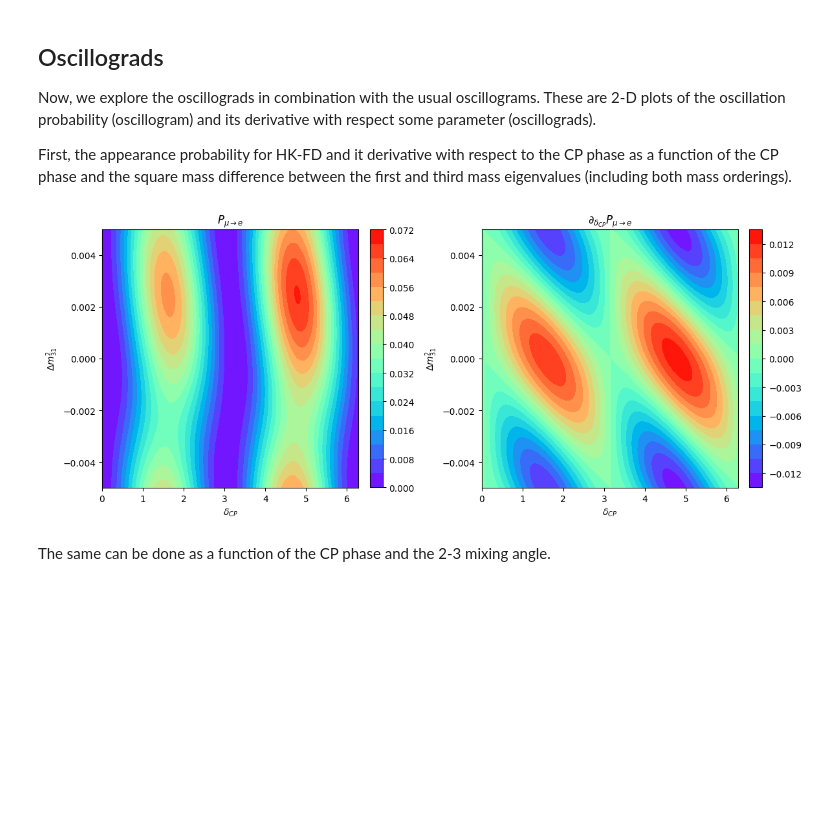
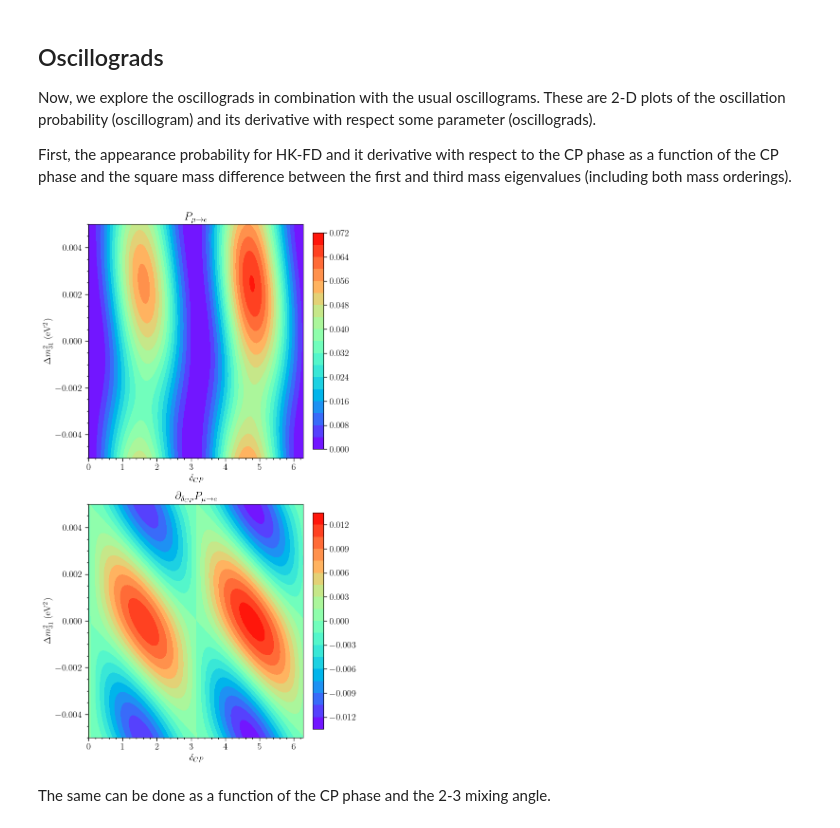
Before and after one commit to pabloferm/CHIC, a Jupyter notebook: examples/python/example.ipynb, the cells around one changed output. Cells and saved outputs as stored; diff of their text form; code cells hidden in the pictures; blank space fills up the shorter version.

```diff
--- a/examples/python/example.ipynb
+++ b/examples/python/example.ipynb
@@ -212,37 +323,37 @@ dch = pychic.CHICDIFF()
 
 # compute P(dcp, dm231)
 for i, delta in enumerate(dcp): #x
     dch.update_dcp(delta)                   # update CP phase
     for j, dm in enumerate(dm231): #y
         dch.update_dm231(dm)                 # update dm231
         Px = dch.compute_oscillations(Enu_peak, detectors["HK-FD"])
         dPx = dch.compute_oscillations_derivatives("dcp", Enu_peak, detectors["HK-FD"])
         P[i, j] = Px[0, 1]
         dP[i, j] = dPx[0, 1]
 
 del dch
 
-fig, axes = plt.subplots(1, 2, figsize=(12, 5))
+fig, axes = plt.subplots(2, 1, figsize=(7, 12))
 
 CP, DM = np.meshgrid(dcp, dm231)
 
 # P panel
 cs0 = axes[0].contourf(CP, DM, P, levels=levels, cmap='rainbow', extend='neither')
-axes[0].set_ylabel(r'$\Delta m^2_{31}$')
+axes[0].set_ylabel(r'$\Delta m^2_{31}$~(eV$^2$)')
 axes[0].set_xlabel(r'$\delta_{CP}$')
 axes[0].set_title(r'$P_{\mu\rightarrow e}$')
 cbar0 = fig.colorbar(cs0, ax=axes[0], fraction=0.046, pad=0.04)
 
 # dP panel
 cs1 = axes[1].contourf(CP, DM, dP, levels=levels, cmap='rainbow', extend='neither')
-axes[1].set_ylabel(r'$\Delta m^2_{31}$')
+axes[1].set_ylabel(r'$\Delta m^2_{31}$~(eV$^2$)')
 axes[1].set_xlabel(r'$\delta_{CP}$')
 axes[1].set_title(r'$\partial_{\delta_{CP}}P_{\mu\rightarrow e}$')
 cbar1 = fig.colorbar(cs1, ax=axes[1], fraction=0.046, pad=0.04)
 plt.tight_layout()
 plt.show()
 # %% [output]
-[figure, old version]
+[figure, new version]
 # %% [markdown]
 The same can be done as a function of the CP phase and the 2-3 mixing angle.
 # %%
```
Also changed, not shown: parts of 12 cells of this notebook, 15 other files.
